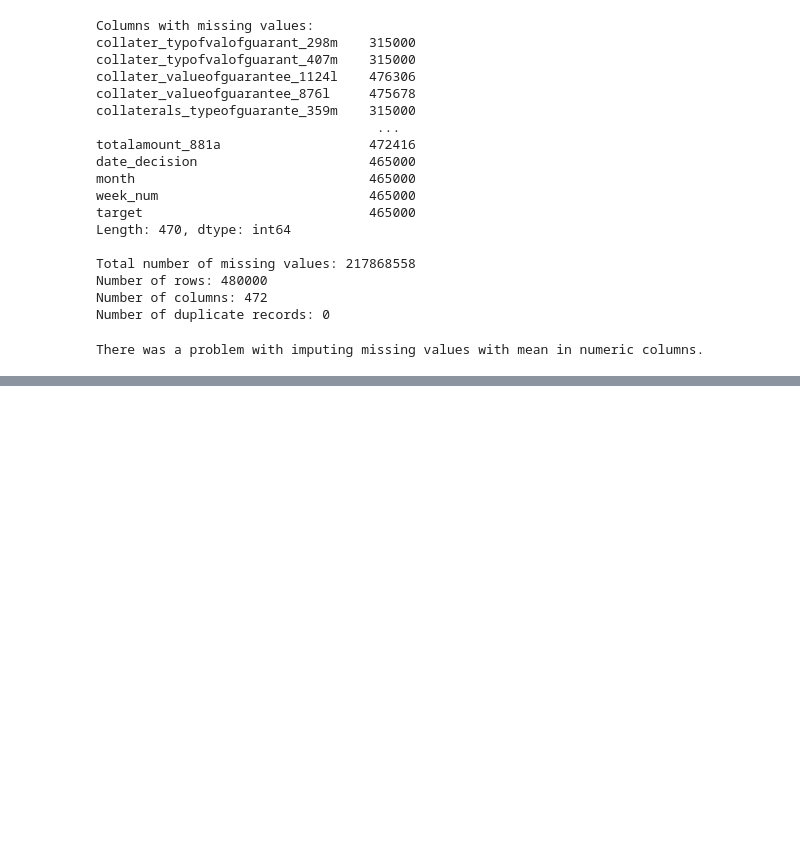
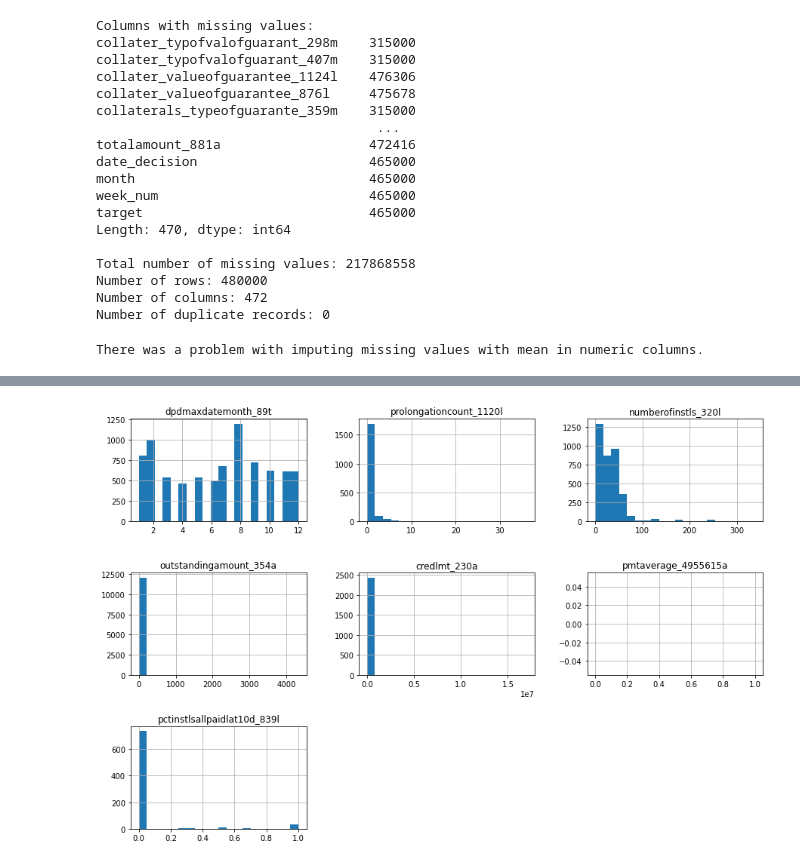
Before and after one commit to randolphwanjiru/DSP4380, a Jupyter notebook: Tabular/Tabular_new/Home Credit - Credit Risk Model Stability.ipynb, the cells around one changed output, grey strips where cells are left out. Saved outputs shown, nothing was run; the diff lists cells and outputs as text; code cells hidden in the pictures; blank space fills up the shorter version.

```diff
--- a/Tabular/Tabular_new/Home Credit - Credit Risk Model Stability.ipynb
+++ b/Tabular/Tabular_new/Home Credit - Credit Risk Model Stability.ipynb
@@ -163,0 +174,15 @@ There was a problem with imputing missing values with mean in numeric columns.
+# %%
+import random
+
+# Randomly select 10 features from the DataFrame
+selected_features = random.sample(list(df.columns), 10)
+
+# Create a new DataFrame containing only the selected features
+selected_df = df[selected_features]
+
+# Create histograms for the selected features
+selected_df.hist(bins=20, figsize=(15, 10))
+plt.subplots_adjust(hspace=0.5)
+plt.show()
+# %% [output]
+[figure, added]
```
Also changed, not shown: parts of 1 cell of this notebook.
